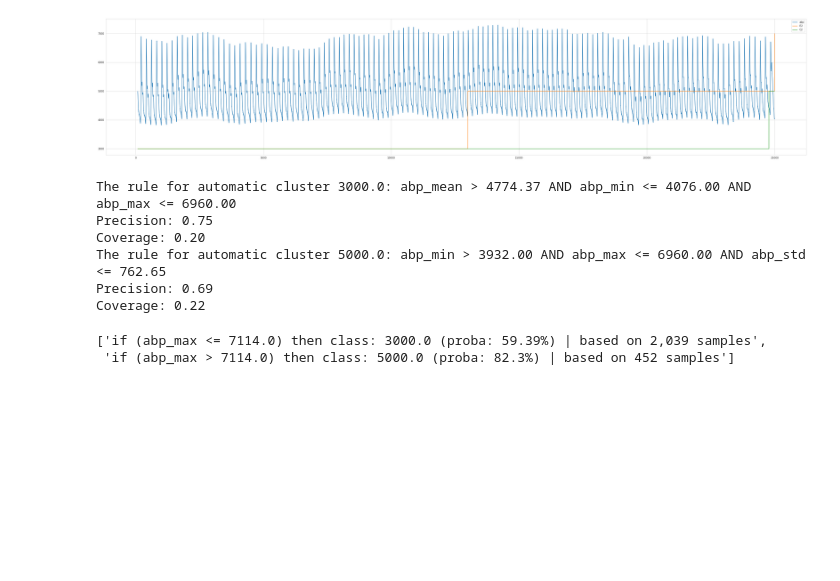
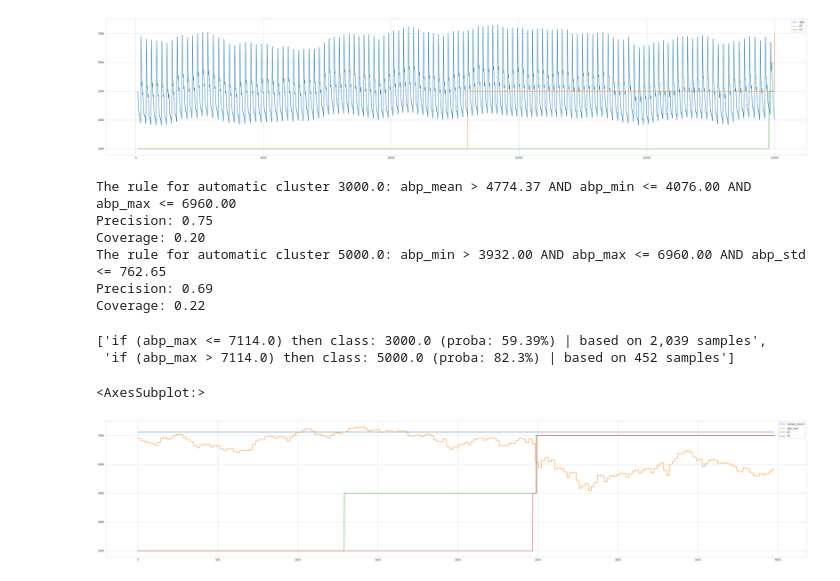
Before and after one commit to sbobek/knac, a Jupyter notebook: examples/knac_blood_pressure_v2.ipynb, the cells around one changed output. Cells and saved outputs as stored; diff of their text form; code cells hidden in the pictures; blank space fills up the shorter version.

Commit message:
Use DeepVATS clustering (on window and observation levels) in KnAC

```diff
--- a/examples/knac_blood_pressure_v2.ipynb
+++ b/examples/knac_blood_pressure_v2.ipynb
@@ -701,3 +701,9 @@ justify_merges_tree(merge_recoms=merge_recoms, data=data_agg_by_window[all_cols]
 # %% [output]
 ['if (abp_max <= 7114.0) then class: 3000.0 (proba: 59.39%) | based on 2,039 samples',
  'if (abp_max > 7114.0) then class: 5000.0 (proba: 82.3%) | based on 452 samples']
+# %%
+data_agg_by_window['merge_recom'] = 7114.0
+data_agg_by_window[["merge_recom", "abp_max", "E2", "C2"]].plot()
+# %% [output]
+<AxesSubplot:>
+[figure, added]
```
